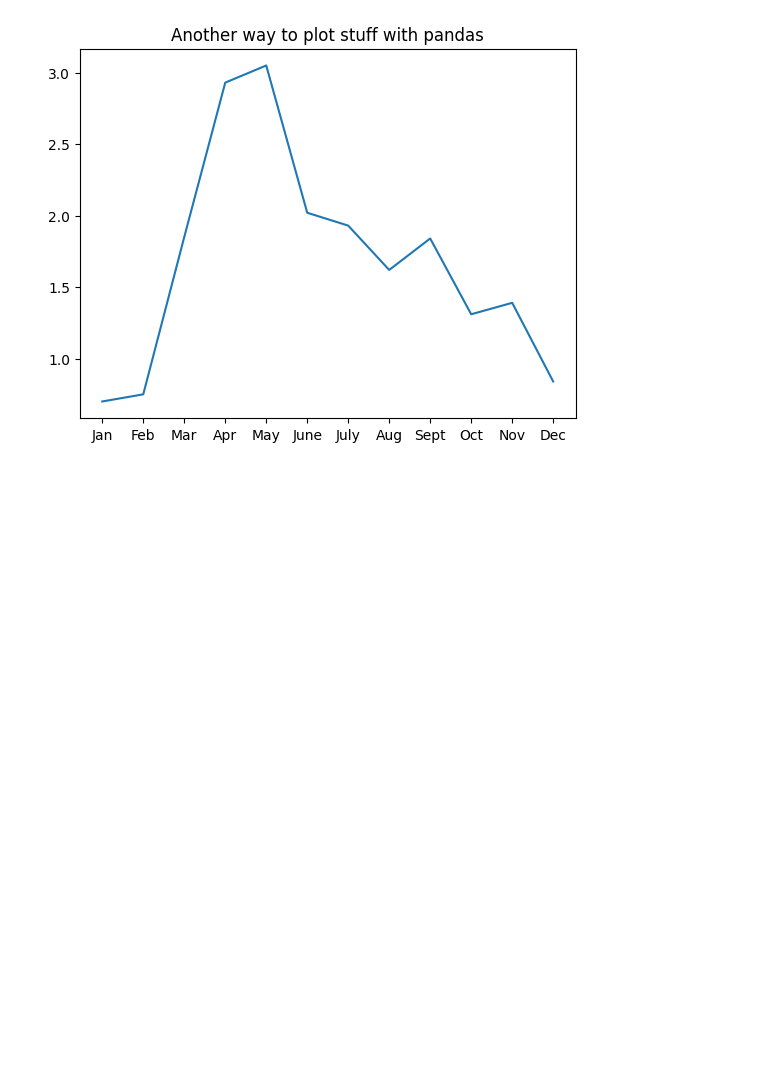
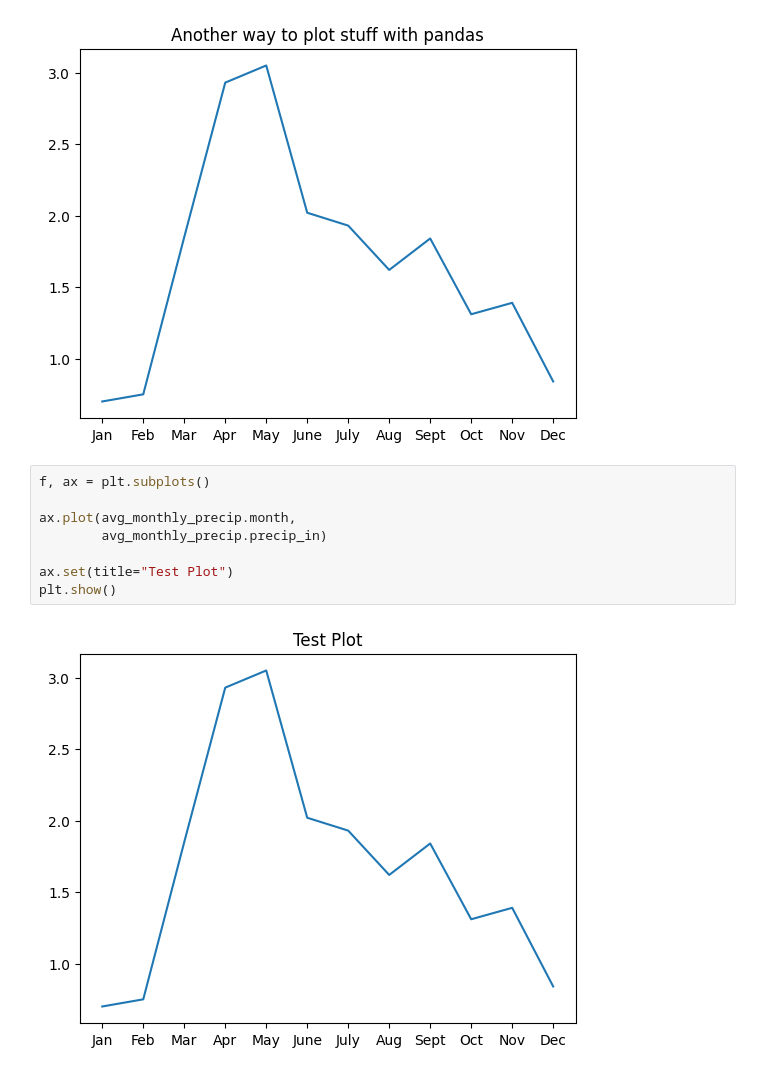
Before and after one commit to debbfest/debbfest-gisc606-lab1, a Jupyter notebook: intro_to_pandas.ipynb, the cells around one changed output. Saved outputs shown, nothing was run; the diff lists cells and outputs as text; blank space fills up the shorter version.

```diff
--- a/intro_to_pandas.ipynb
+++ b/intro_to_pandas.ipynb
@@ -47,3 +47,13 @@ ax.set(title="Another way to plot stuff with pandas")
 plt.show()
 # %% [output]
 [figure]
+# %%
+f, ax = plt.subplots()
+
+ax.plot(avg_monthly_precip.month,
+        avg_monthly_precip.precip_in)
+
+ax.set(title="Test Plot")
+plt.show()
+# %% [output]
+[figure, added]
```
